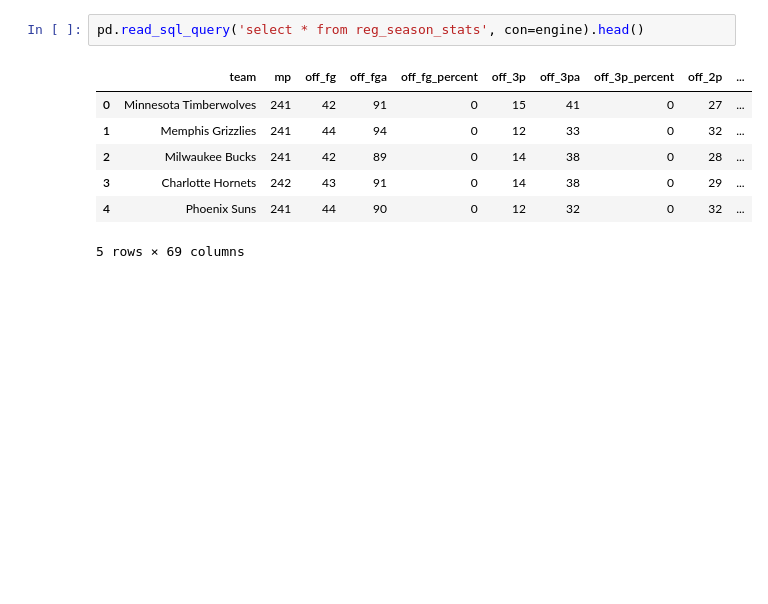
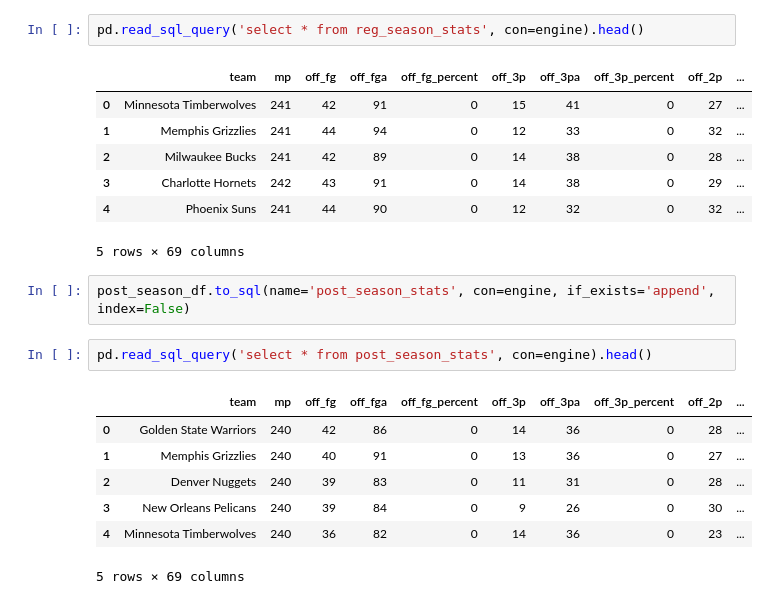
Before and after one commit to emeralddawns/NBA-Prediction-NN, a Jupyter notebook: nba_team_stats_cleaned.ipynb, the cells around one changed output. Saved outputs shown, nothing was run; the diff lists cells and outputs as text; blank space fills up the shorter version.

Commit message:
post season table data

```diff
--- a/nba_team_stats_cleaned.ipynb
+++ b/nba_team_stats_cleaned.ipynb
@@ -232,3 +237,15 @@ pd.read_sql_query('select * from reg_season_stats', con=engine).head()
 | 3 | Charlotte Hornets | 242 | 43 | 91 | 0 | 14 | 38 | 0 | 29 | ... |
 | 4 | Phoenix Suns | 241 | 44 | 90 | 0 | 12 | 32 | 0 | 32 | ... |
 5 rows × 69 columns
+# %%
+post_season_df.to_sql(name='post_season_stats', con=engine, if_exists='append', index=False)
+# %%
+pd.read_sql_query('select * from post_season_stats', con=engine).head()
+# %% [output]
+|  | team | mp | off_fg | off_fga | off_fg_percent | off_3p | off_3pa | off_3p_percent | off_2p | ... |
+| 0 | Golden State Warriors | 240 | 42 | 86 | 0 | 14 | 36 | 0 | 28 | ... |
+| 1 | Memphis Grizzlies | 240 | 40 | 91 | 0 | 13 | 36 | 0 | 27 | ... |
+| 2 | Denver Nuggets | 240 | 39 | 83 | 0 | 11 | 31 | 0 | 28 | ... |
+| 3 | New Orleans Pelicans | 240 | 39 | 84 | 0 | 9 | 26 | 0 | 30 | ... |
+| 4 | Minnesota Timberwolves | 240 | 36 | 82 | 0 | 14 | 36 | 0 | 23 | ... |
+5 rows × 69 columns
```
Also changed, not shown: parts of 4 cells of this notebook.
